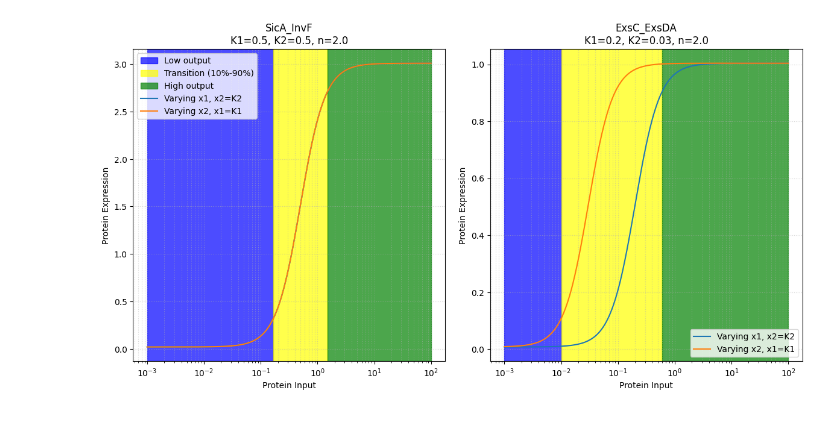
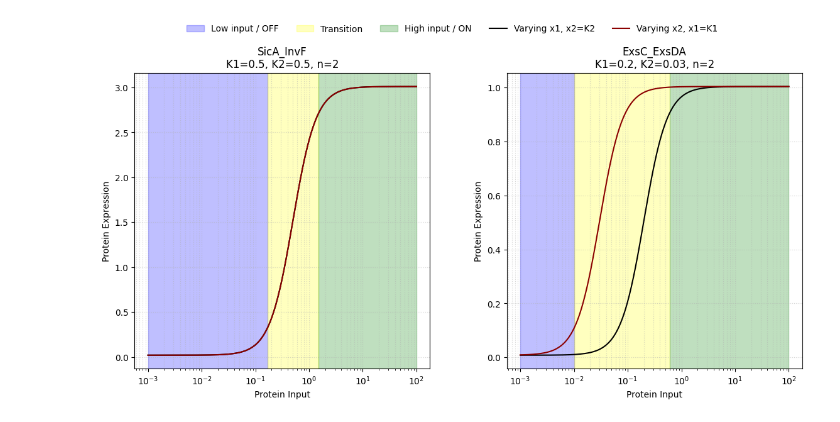
Before and after one commit to shruthir1/EE195_Research, a Jupyter notebook: library/AND_gate/graphingAND.ipynb, the cells around one changed output. Drawn from its saved outputs; the diff is of its cells as text; code cells hidden in the pictures.

Commit message:
redid the graphs to match the new AND csv format, adjusted NOR graphs to make more readable

```diff
--- a/library/AND_gate/graphingAND.ipynb
+++ b/library/AND_gate/graphingAND.ipynb
@@ -1,66 +1,63 @@
 # %%
-import csv
 import matplotlib.pyplot as plt
 import numpy as np
 import pandas as pd
 
-with open("parsed_Eco3C3G3T3.csv", newline="") as csv_file:
-    rows = list(csv.reader(csv_file))
-rows[0] = [np.nan] + rows[0]
-raw = pd.DataFrame(rows)
+# Each row contains one AND gate and its parameters.
+file = pd.read_csv("parsed_Eco3C3G3T3.csv")
+file = file[file["type"] == "AND"].reset_index(drop=True)
+if file.empty:
+    raise ValueError("The CSV contains no AND gates to plot.")
 
-and_rows = raw[raw.iloc[:, 1] == "AND"]
-gate_names = and_rows.iloc[:,  2].dropna().unique()
-
-fig, axes = plt.subplots(1, len(gate_names), figsize=(12, 6), squeeze=False)
+fig, axes = plt.subplots(1, len(file), figsize=(6 * len(file), 6), squeeze=False)
 x = np.logspace(-3, 2, 400)
 
-for index, gate_name in enumerate(gate_names):
+for index, row in file.iterrows():
     axis = axes.flat[index]
-    gate_rows = and_rows[and_rows.iloc[:, 2] == gate_name]
-    parameters = {}
+    ymin, ymax = row["ymin"], row["ymax"]
+    k1, k2, n = row["K1"], row["K2"], row["n"]
 
-    for _, row in gate_rows.iterrows():
-        key = row.iloc[4]
-        if key in {"ymin", "ymax", "K1", "K2", "n"}:
-            parameters[key] = float(row.iloc[5])
-
-    transition_factor = 9 ** (1 / parameters["n"])
-    transition_min = min(parameters["K1"], parameters["K2"]) / transition_factor
-    transition_max = max(parameters["K1"], parameters["K2"]) * transition_factor
-    axis.axvspan(x.min(), transition_min, color="blue", alpha=0.7,
-                 label="Low output" if index == 0 else None)
-    axis.axvspan(transition_min, transition_max, color="yellow", alpha=0.7,
-                 label="Transition (10%-90%)" if index == 0 else None)
-    axis.axvspan(transition_max, x.max(), color="green", alpha=0.7,
-                 label="High output" if index == 0 else None)
-
-    y_x1 = parameters["ymin"] + (parameters["ymax"] - parameters["ymin"]) * (
-        x**parameters["n"]
-        / (parameters["K1"] ** parameters["n"] + x**parameters["n"])
-    ) * (
-        parameters["K2"] ** parameters["n"]
-        / (parameters["K2"] ** parameters["n"] + parameters["K2"] ** parameters["n"])
+    # The bands approximate the transition range across both input thresholds.
+    transition_factor = 9 ** (1 / n)
+    transition_min = min(k1, k2) / transition_factor
+    transition_max = max(k1, k2) * transition_factor
+    axis.axvspan(
+        x.min(), transition_min, color="blue", alpha=0.25,
+        label="Low input / OFF" if index == 0 else None,
     )
-    y_x2 = parameters["ymin"] + (parameters["ymax"] - parameters["ymin"]) * (
-        parameters["K1"] ** parameters["n"]
-        / (parameters["K1"] ** parameters["n"] + parameters["K1"] ** parameters["n"])
-    ) * (
-        x**parameters["n"]
-        / (parameters["K2"] ** parameters["n"] + x**parameters["n"])
+    axis.axvspan(
+        transition_min, transition_max, color="yellow", alpha=0.25,
+        label="Transition" if index == 0 else None,
+    )
+    axis.axvspan(
+        transition_max, x.max(), color="green", alpha=0.25,
+        label="High input / ON" if index == 0 else None,
     )
 
-    axis.plot(x, y_x1, label="Varying x1, x2=K2", zorder=2)
-    axis.plot(x, y_x2, label="Varying x2, x1=K1", zorder=2)
+    # Vary one input while holding the other at its half-response value.
+    y_x1 = ymin + (ymax - ymin) * (x**n / (k1**n + x**n)) * 0.5
+    y_x2 = ymin + (ymax - ymin) * 0.5 * (x**n / (k2**n + x**n))
+    axis.plot(
+        x, y_x1, color="black", linewidth=1.5,
+        label="Varying x1, x2=K2", zorder=2,
+    )
+    axis.plot(
+        x, y_x2, color="darkred", linewidth=1.5,
+        label="Varying x2, x1=K1", zorder=2,
+    )
+
     axis.set_xscale("log")
     axis.set_box_aspect(1)
-    axis.set_title(f"{gate_name}\nK1={parameters['K1']}, K2={parameters['K2']}, n={parameters['n']}")
+    axis.set_title(f"{row['name']}\nK1={k1}, K2={k2}, n={n}")
     axis.set_xlabel("Protein Input")
     axis.set_ylabel("Protein Expression")
-    axis.legend()
     axis.grid(True, which="both", linestyle=":", alpha=0.5)
 
-plt.tight_layout()
+fig.legend(
+    *axes.flat[0].get_legend_handles_labels(),
+    loc="upper center", ncol=5, frameon=False,
+)
+plt.tight_layout(rect=(0, 0, 1, 0.92))
 plt.show()
 # %% [output]
-[figure, old version]
+[figure, new version]
```
Also changed, not shown: 1 other file.
